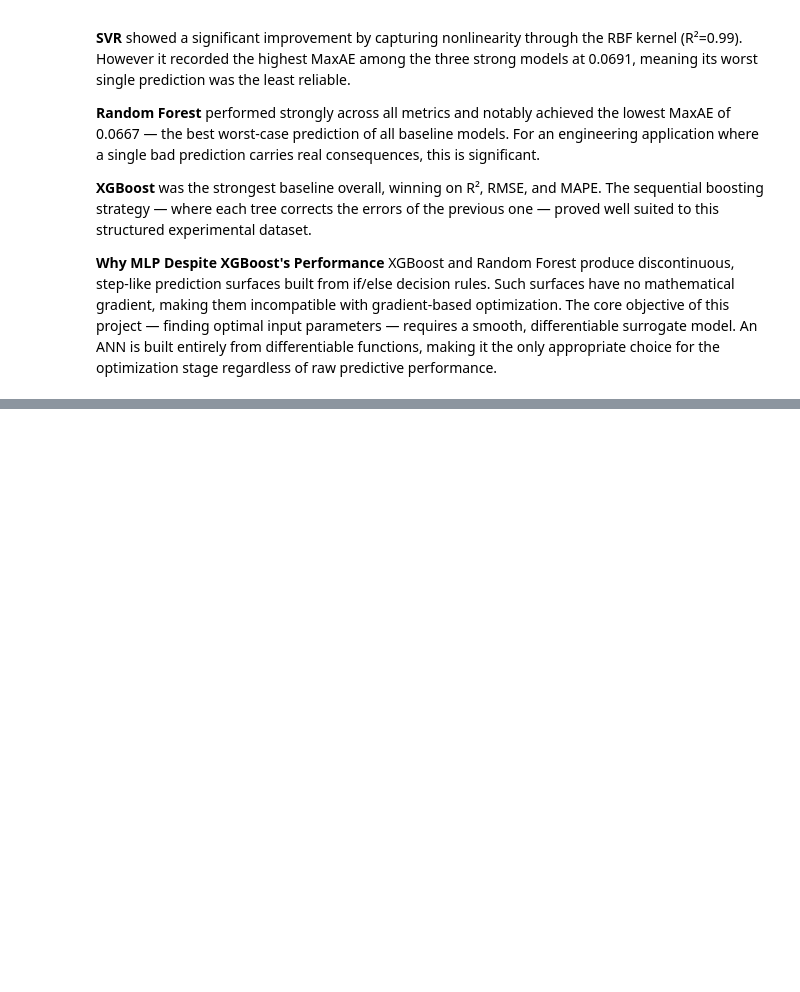
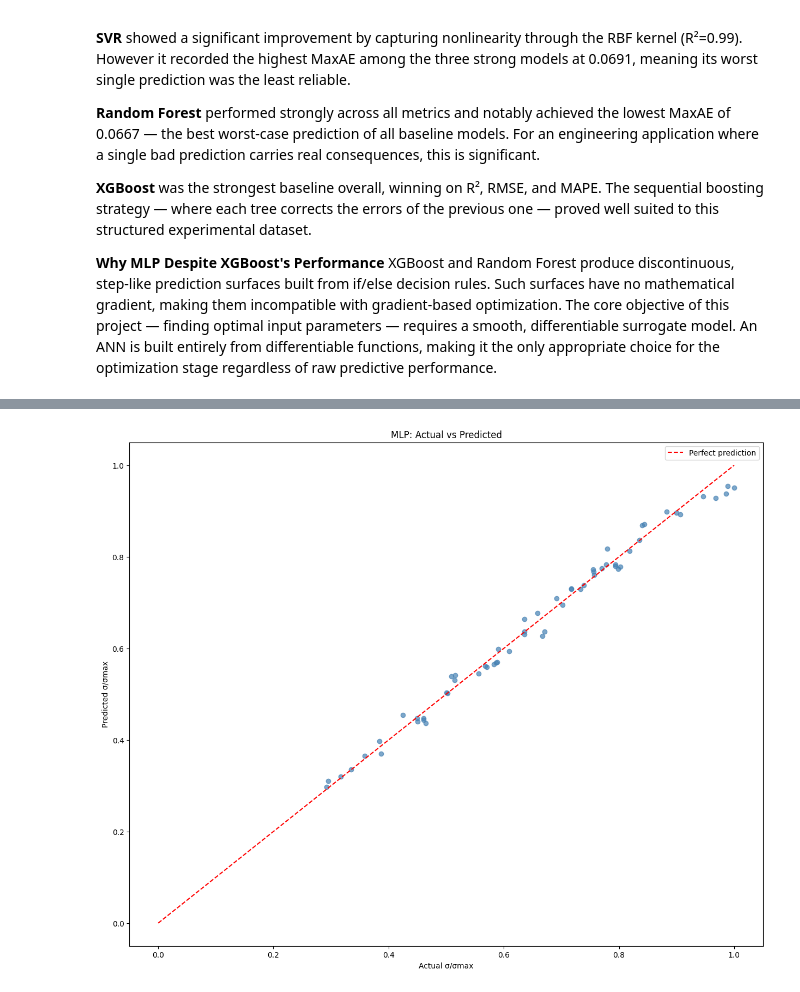
Before and after one commit to Darlene-13/aisi304-flow-stress-optimizer, a Jupyter notebook: notebooks/04_model_training.ipynb, the cells around one changed output, grey strips where cells are left out. Cells and saved outputs as stored; diff of their text form; code cells hidden in the pictures; blank space fills up the shorter version.

```diff
--- a/notebooks/04_model_training.ipynb
+++ b/notebooks/04_model_training.ipynb
@@ -213,0 +363,3 @@ RMSprop      → good for noisy data
+# %%
+mlp_pred = mlp_model.predict(X_test).flatten()
+evaluate_model("MLP (ANN)", y_test, mlp_pred)
@@ -213,0 +375,12 @@ RMSprop      → good for noisy data
+# %%
+# Predicted vs Actual plot for MLP
+plt.figure(figsize=(15,12))
+plt.scatter(y_test, mlp_pred, alpha=0.7, color='steelblue')
+plt.plot([0, 1], [0, 1], 'r--', label='Perfect prediction')
+plt.xlabel('Actual σ/σmax')
+plt.ylabel('Predicted σ/σmax')
+plt.title('MLP: Actual vs Predicted')
+plt.legend()
+plt.show()
+# %% [output]
+[figure, added]
```
Also changed, not shown: parts of 13 cells of this notebook.
